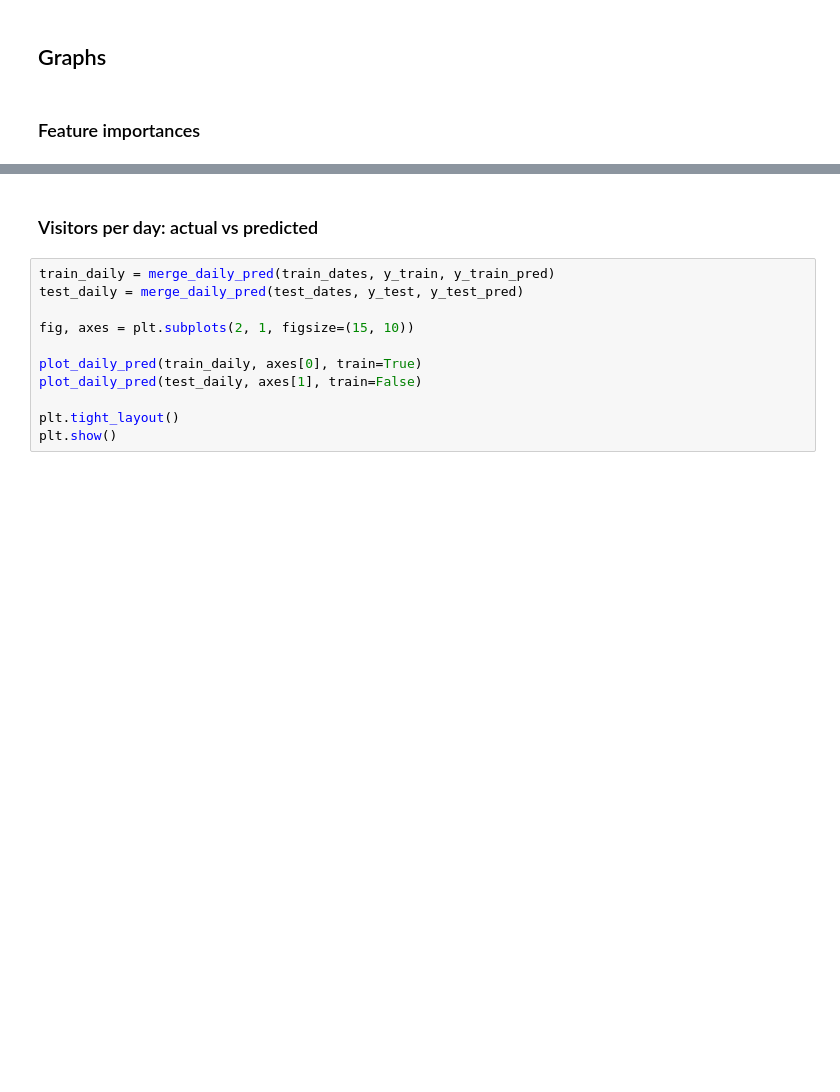
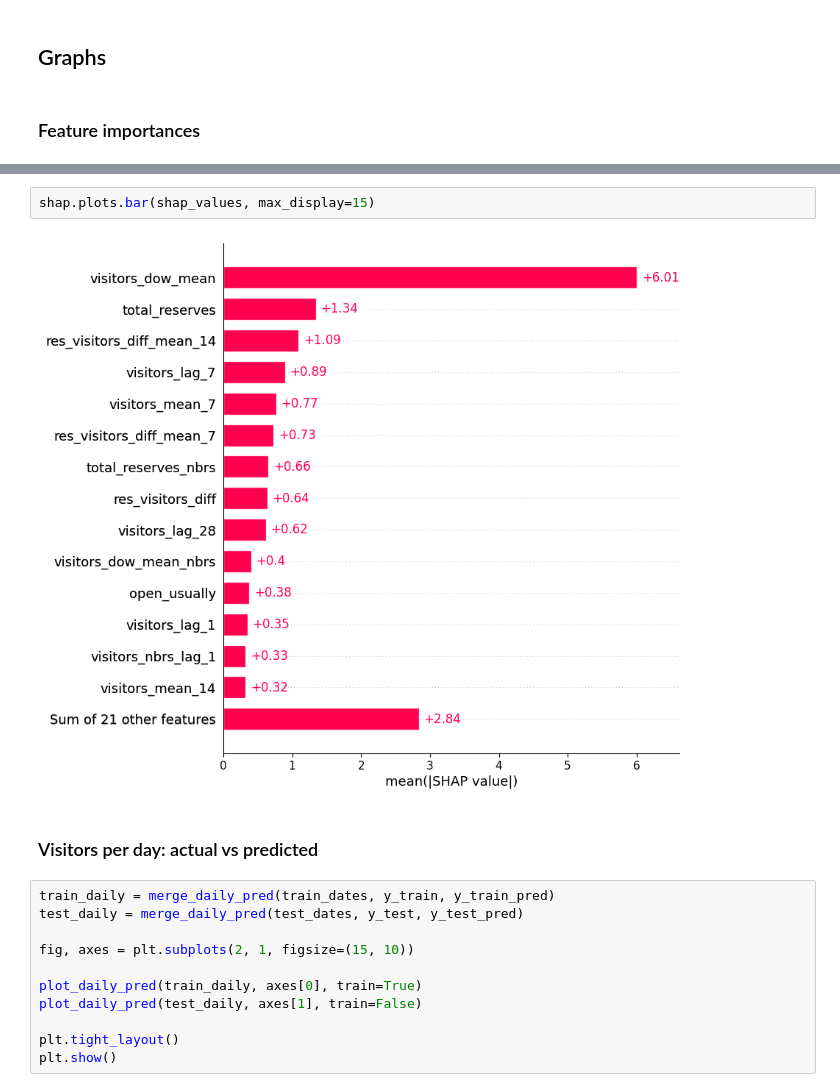
Before and after one commit to Lymuthien/mentoring_program, a Jupyter notebook: notebooks/4.0-model-training-lightgbm.ipynb, the cells around one changed output, grey strips where cells are left out. Saved outputs shown, nothing was run; the diff lists cells and outputs as text; blank space fills up the shorter version.

```diff
--- a/notebooks/4.0-model-training-lightgbm.ipynb
+++ b/notebooks/4.0-model-training-lightgbm.ipynb
@@ -171,3 +228,7 @@ plot_feature_importances(model, X.columns.drop(DROP_COLUMNS))
+# %%
+shap.plots.bar(shap_values, max_display=15)
+# %% [output]
+[figure, added]
 # %% [markdown]
 ### Visitors per day: actual vs predicted
 # %%
```
Also changed, not shown: parts of 16 cells of this notebook, 1 other file.
